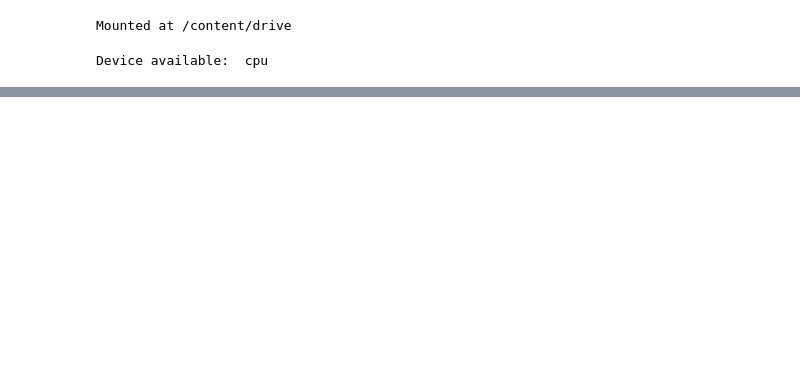
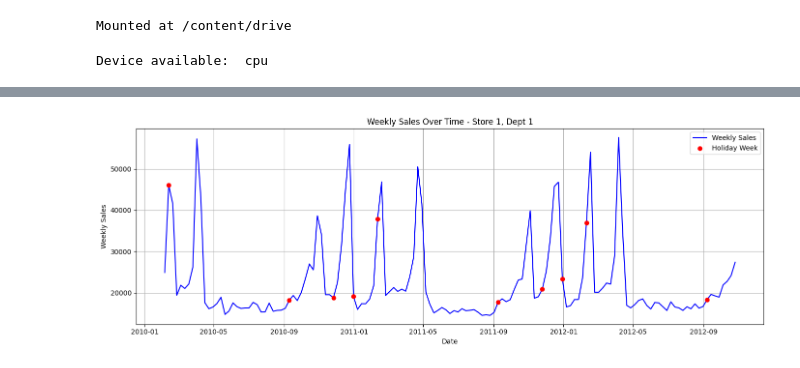
Before and after one commit to gkuch22/ml-final, a Jupyter notebook: final_model_experiment_xgboost.ipynb, the cells around one changed output, grey strips where cells are left out. Saved outputs shown, nothing was run; the diff lists cells and outputs as text; code cells hidden in the pictures; blank space fills up the shorter version.

```diff
--- a/final_model_experiment_xgboost.ipynb
+++ b/final_model_experiment_xgboost.ipynb
@@ -81,0 +158,23 @@ features
+# %%
+store_id = 1
+dept_id = 1
+subset = merged_df[(merged_df['Store'] == store_id) & (merged_df['Dept'] == dept_id)]
+
+subset = subset.sort_values('Date')
+
+plt.figure(figsize=(14, 5))
+plt.plot(subset['Date'], subset['Weekly_Sales'], label='Weekly Sales', color='blue')
+
+holiday_dates = subset[subset['IsHoliday'] == True]['Date']
+holiday_sales = subset[subset['IsHoliday'] == True]['Weekly_Sales']
+plt.scatter(holiday_dates, holiday_sales, color='red', label='Holiday Week', zorder=5)
+
+plt.title(f"Weekly Sales Over Time - Store {store_id}, Dept {dept_id}")
+plt.xlabel("Date")
+plt.ylabel("Weekly Sales")
+plt.legend()
+plt.grid(True)
+plt.tight_layout()
+plt.show()
+# %% [output]
+[figure, added]
```
Also changed, not shown: parts of 21 cells of this notebook.
